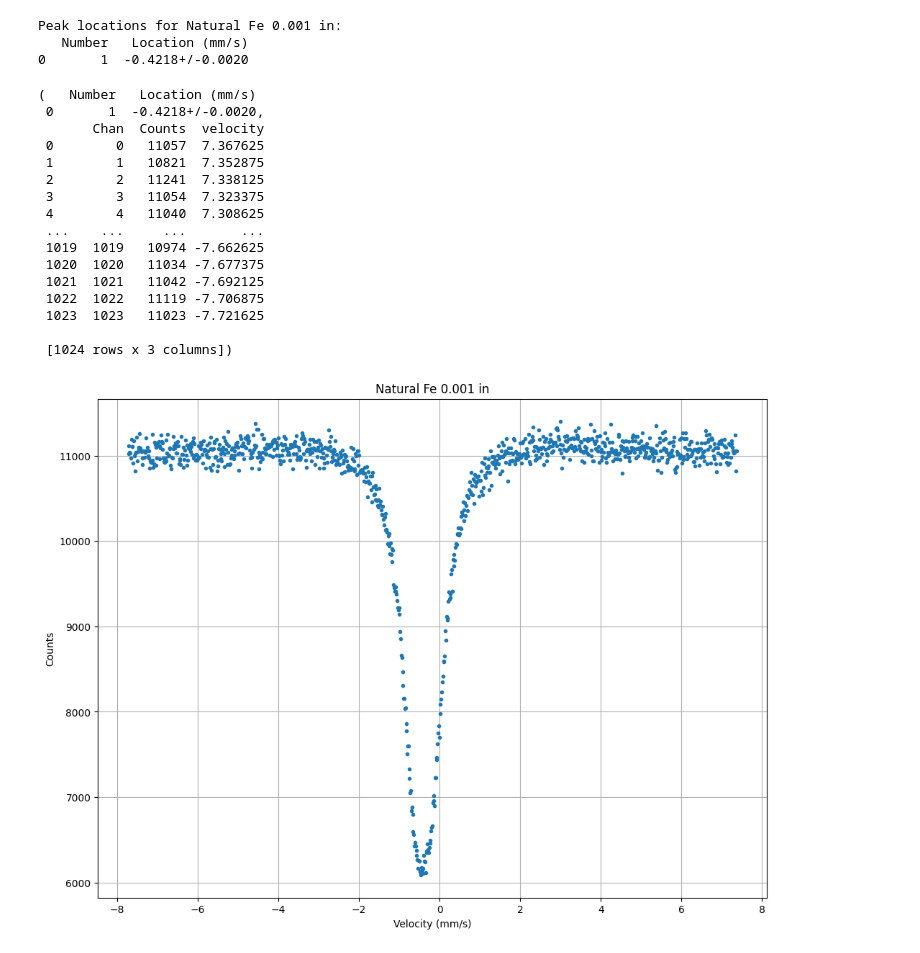
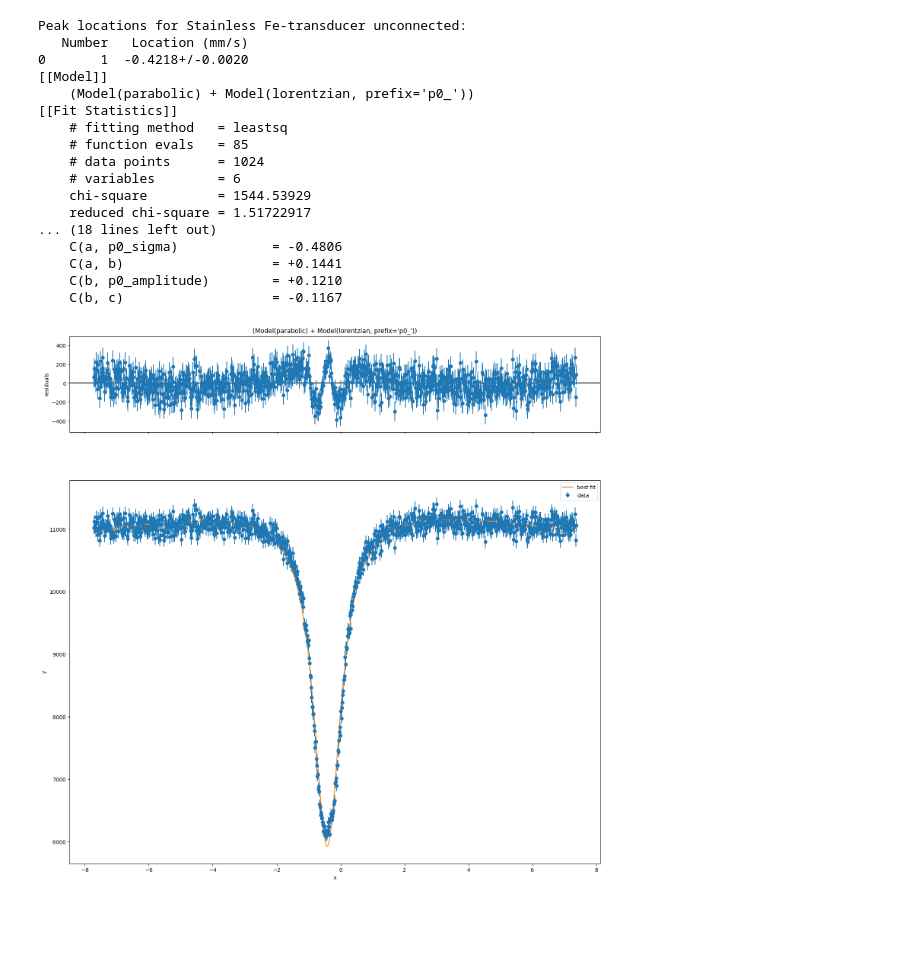
Before and after one commit to BowangLan/phys-431, a Jupyter notebook: mossbauer-spectroscopy/mossbauer_analysis.ipynb, the cells around one changed output. Drawn from its saved outputs; the diff is of its cells as text; code cells hidden in the pictures; blank space fills up the shorter version.

```diff
--- a/mossbauer-spectroscopy/mossbauer_analysis.ipynb
+++ b/mossbauer-spectroscopy/mossbauer_analysis.ipynb
@@ -78,7 +80,8 @@ def fit_mossbauer_peaks(data_df, guess_centers, title=None):
                              weights=1/np.sqrt(data_df['Counts']))
 
     # Plot results
-    myfig = plt.figure(figsize=(20,28))
+    myfig = plt.figure(figsize=(18,18))
+    # myfig.title(title)
     model_fit.plot(fig=myfig)
 
     # Extract peak parameters with uncertainties
@@ -88,6 +91,10 @@ def fit_mossbauer_peaks(data_df, guess_centers, title=None):
         # Handle case where stderr might be None
         stderr = center.stderr if center.stderr is not None else 0.0
         peaks.append(unc.ufloat(center.value, stderr))
+
+    uncertainties = []
+    for i in range(number_of_peaks):
+        uncertainties.append(model_fit.params[f'p{i}_center'].stderr)
 
     # Create output dataframe
     peaks_df = pd.DataFrame({
@@ -123,12 +130,12 @@ def process_sample(filename, guess_centers, title):
     data_df["velocity"] = velocity_cal(data_df["Chan"])
 
     # Plot raw data
-    plt.figure(figsize=(12, 9))
-    plt.grid()
-    plt.xlabel(r"Velocity (mm/s)")
-    plt.ylabel(r"Counts")
-    plt.title(title)
-    plt.plot(data_df["velocity"], data_df["Counts"], ".")
+    # plt.figure(figsize=(12, 9))
+    # plt.grid()
+    # plt.xlabel(r"Velocity (mm/s)")
+    # plt.ylabel(r"Counts")
+    # plt.title(title)
+    # plt.plot(data_df["velocity"], data_df["Counts"], ".")
 
     # Fit peaks and get results
     peaks_df, model_fit = fit_mossbauer_peaks(data_df, guess_centers, title)
@@ -137,5 +144,5 @@ def process_sample(filename, guess_centers, title):
     # for i, peak in enumerate(peaks_df["Location (mm/s)"]):
     #     print(f"Peak {i+1}: {peak} ± {peaks_df['Uncertainty (mm/s)'][i]}")
 
-    return peaks_df, data_df
+    return peaks_df, data_df, model_fit
 # %%
@@ -192,27 +215,36 @@ Peak locations for Enriched Fe 47.21mV:
 # %%
-process_sample(
+# Stainless Fe-transducer unconnected
+
+stainless_peaks_df, stainless_file_df, stainless_model_fit = process_sample(
     "data/Stainless Fe-transducer unconnected.txt",
     [0],
-    "Natural Fe 0.001 in",
+    "Stainless Fe-transducer unconnected",
 )
+
+print(stainless_model_fit.fit_report())
+
+result_stainless_fe = {
+    "name": "Stainless Fe-transducer unconnected",
+    "peaks": stainless_peaks_df["Location (mm/s)"].tolist(),
+    "data": stainless_file_df,
+    "model_fit": stainless_model_fit,
+}
 # %% [output]
-Peak locations for Natural Fe 0.001 in:
+Peak locations for Stainless Fe-transducer unconnected:
    Number   Location (mm/s)
 0       1  -0.4218+/-0.0020
+[[Model]]
+    (Model(parabolic) + Model(lorentzian, prefix='p0_'))
+[[Fit Statistics]]
+    # fitting method   = leastsq
+    # function evals   = 85
+    # data points      = 1024
+    # variables        = 6
+    chi-square         = 1544.53929
+    reduced chi-square = 1.51722917
+... (18 lines left out)
+    C(a, p0_sigma)            = -0.4806
+    C(a, b)                   = +0.1441
+    C(b, p0_amplitude)        = +0.1210
+    C(b, c)                   = -0.1167
-(   Number   Location (mm/s)
- 0       1  -0.4218+/-0.0020,
-       Chan  Counts  velocity
- 0        0   11057  7.367625
- 1        1   10821  7.352875
- 2        2   11241  7.338125
- 3        3   11054  7.323375
- 4        4   11040  7.308625
- ...    ...     ...       ...
- 1019  1019   10974 -7.662625
- 1020  1020   11034 -7.677375
- 1021  1021   11042 -7.692125
- 1022  1022   11119 -7.706875
- 1023  1023   11023 -7.721625
-
- [1024 rows x 3 columns])
-[figure, old version]
+[figure, new version]
```
Also changed, not shown: parts of 16 cells of this notebook, 24 other files.
